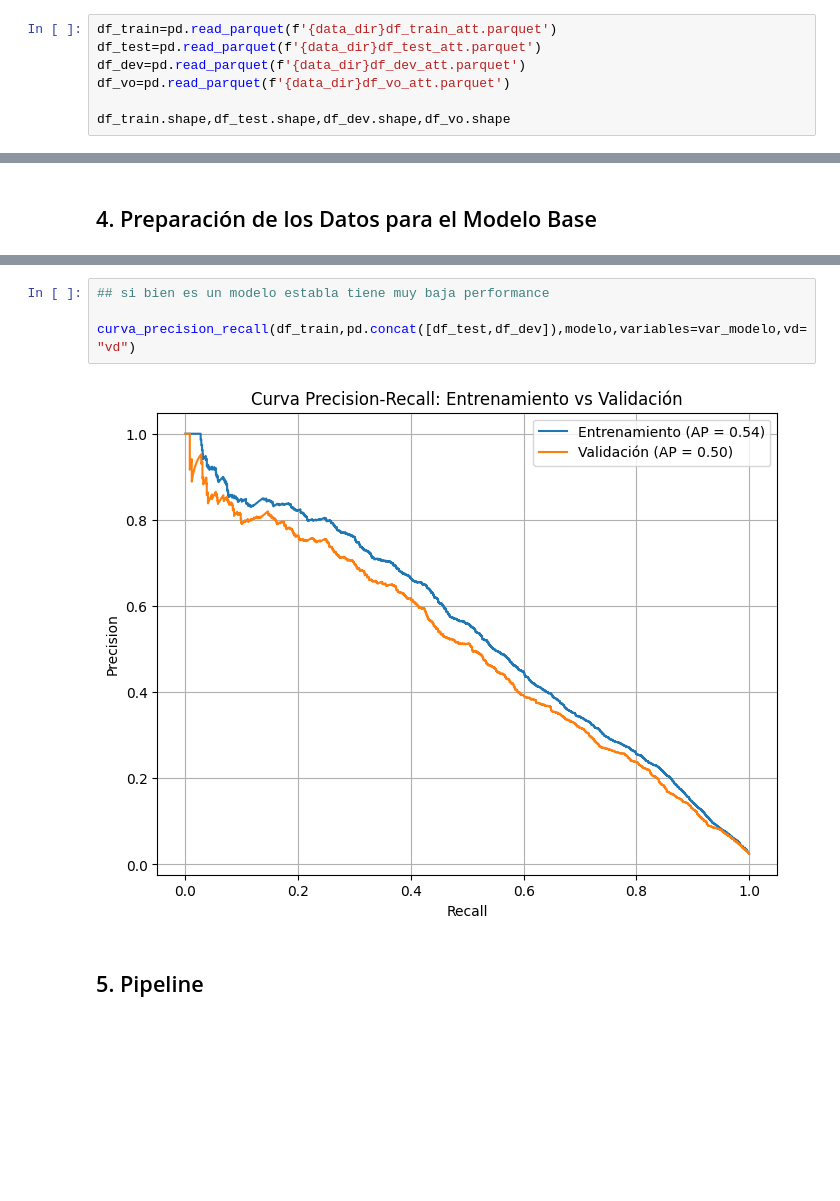
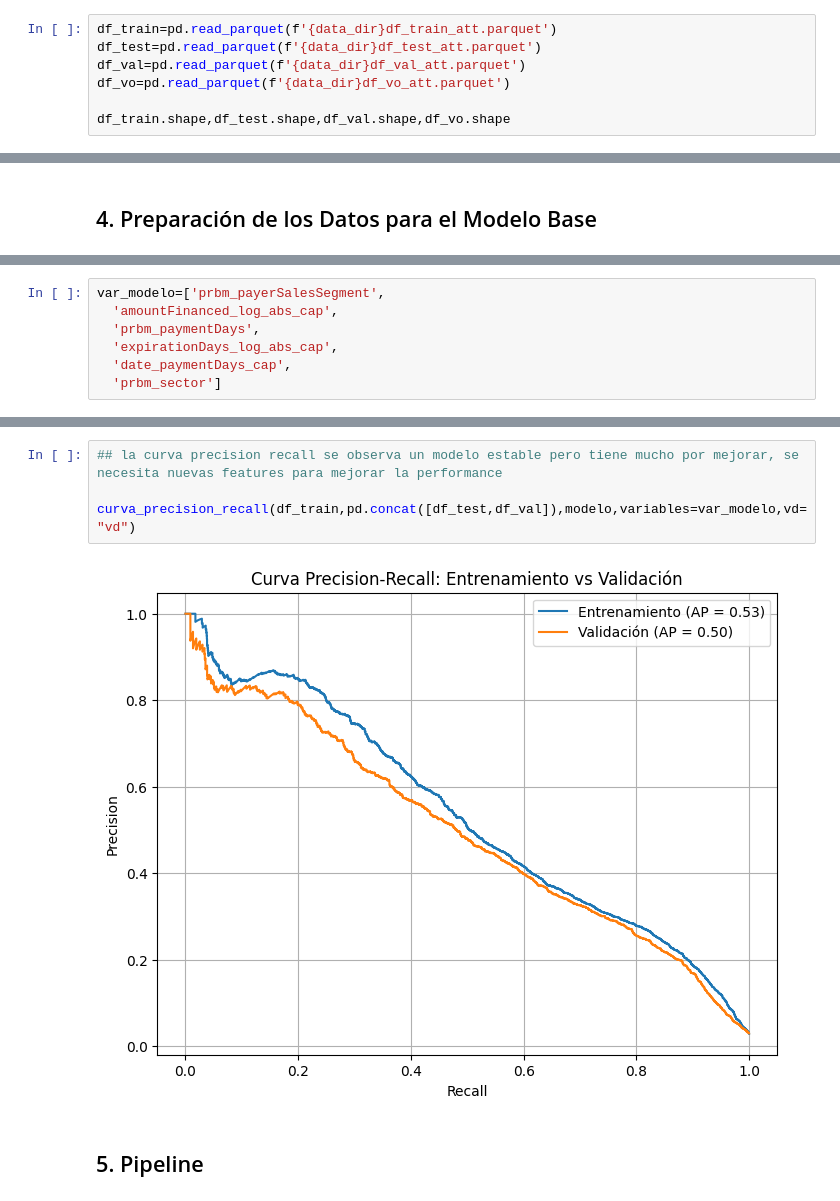
Before and after one commit to Lucasalam/model_risk, a Jupyter notebook: notebooks/04_Baseline_Model.ipynb, the cells around one changed output, grey strips where cells are left out. Drawn from its saved outputs; the diff is of its cells as text; blank space fills up the shorter version.

```diff
--- a/notebooks/04_Baseline_Model.ipynb
+++ b/notebooks/04_Baseline_Model.ipynb
@@ -36,8 +36,8 @@ models_dir = '../models/'
 # %%
 df_train=pd.read_parquet(f'{data_dir}df_train_att.parquet')
 df_test=pd.read_parquet(f'{data_dir}df_test_att.parquet')
-df_dev=pd.read_parquet(f'{data_dir}df_dev_att.parquet')
+df_val=pd.read_parquet(f'{data_dir}df_val_att.parquet')
 df_vo=pd.read_parquet(f'{data_dir}df_vo_att.parquet')
 
-df_train.shape,df_test.shape,df_dev.shape,df_vo.shape
+df_train.shape,df_test.shape,df_val.shape,df_vo.shape
 # %% [output]
@@ -55 +47,8 @@ var_modelo=['paymentDays_cap',
+# %%
+var_modelo=['prbm_payerSalesSegment',
+  'amountFinanced_log_abs_cap',
+  'prbm_paymentDays',
+  'expirationDays_log_abs_cap',
+  'date_paymentDays_cap',
+  'prbm_sector']
 # %%
@@ -87,8 +91,8 @@ curva_roc(df_train,pd.concat([df_test,df_dev]),modelo,variables=var_modelo,vd="v
 # %%
-## si bien es un modelo establa tiene muy baja performance
+## la curva precision recall se observa un modelo estable pero tiene mucho por mejorar, se necesita nuevas features para mejorar la performance
 
-curva_precision_recall(df_train,pd.concat([df_test,df_dev]),modelo,variables=var_modelo,vd="vd")
+curva_precision_recall(df_train,pd.concat([df_test,df_val]),modelo,variables=var_modelo,vd="vd")
 # %% [output]
-[figure, old version]
+[figure, new version]
 # %% [markdown]
 ## 5. Pipeline
```
Also changed, not shown: parts of 34 cells of this notebook, 22 other files.
